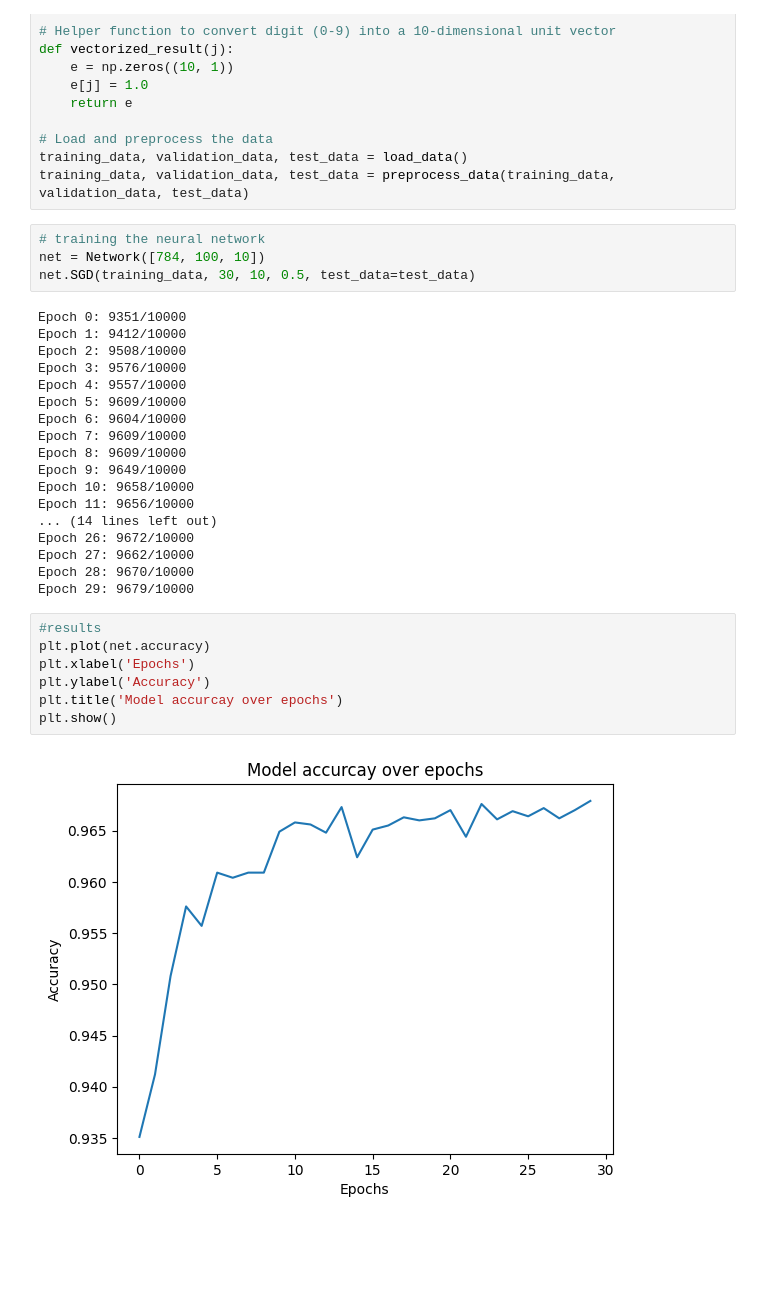
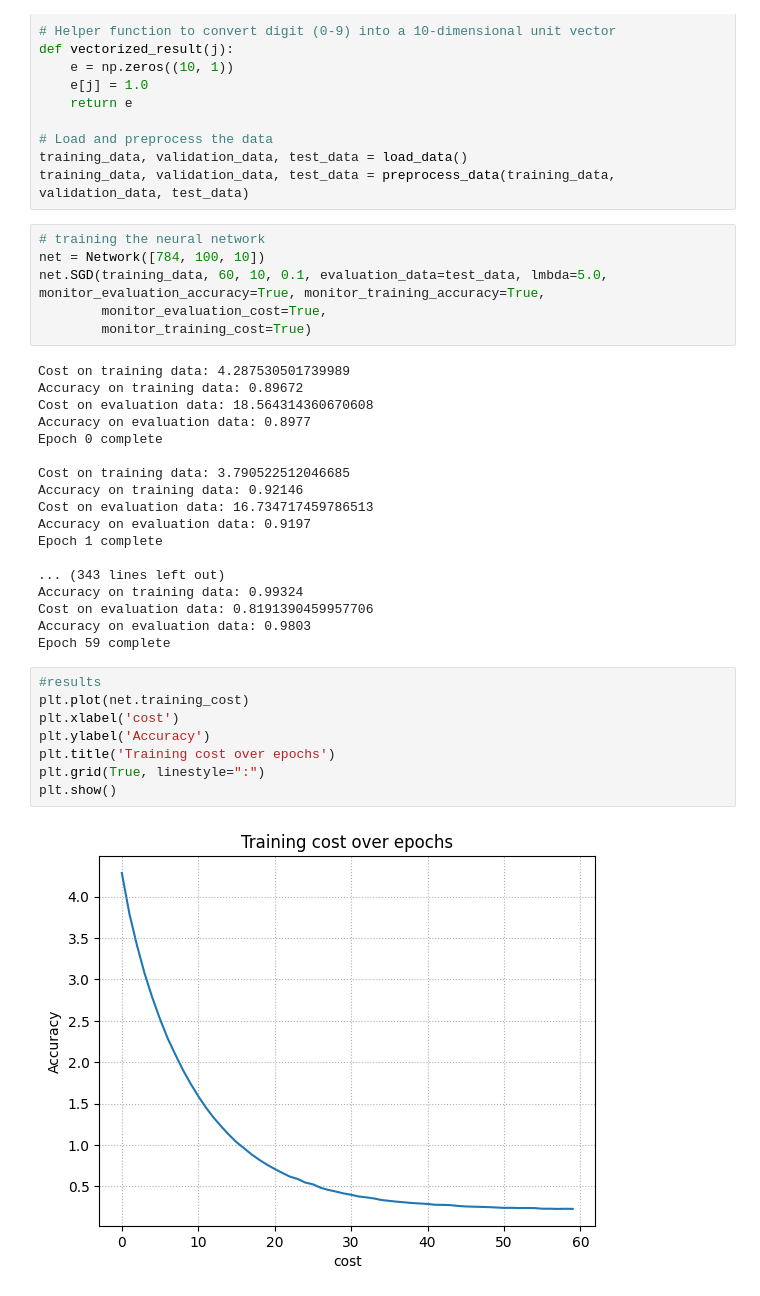
Before and after one commit to Calebagoha123/neural_net_from_scratch, a Jupyter notebook: mnist.ipynb, the cells around one changed output. Saved outputs shown, nothing was run; the diff lists cells and outputs as text; blank space fills up the shorter version.

Commit message:
added regularization and graphs

```diff
--- a/mnist.ipynb
+++ b/mnist.ipynb
@@ -137,31 +170,34 @@ training_data, validation_data, test_data = preprocess_data(training_data, valid
 # %%
 # training the neural network
 net = Network([784, 100, 10])
-net.SGD(training_data, 30, 10, 0.5, test_data=test_data)
+net.SGD(training_data, 60, 10, 0.1, evaluation_data=test_data, lmbda=5.0, monitor_evaluation_accuracy=True, monitor_training_accuracy=True,
+        monitor_evaluation_cost=True,
+        monitor_training_cost=True)
 # %% [output]
-Epoch 0: 9351/10000
-Epoch 1: 9412/10000
-Epoch 2: 9508/10000
-Epoch 3: 9576/10000
-Epoch 4: 9557/10000
-Epoch 5: 9609/10000
-Epoch 6: 9604/10000
-Epoch 7: 9609/10000
-Epoch 8: 9609/10000
-Epoch 9: 9649/10000
-Epoch 10: 9658/10000
-Epoch 11: 9656/10000
-... (14 lines left out)
-Epoch 26: 9672/10000
-Epoch 27: 9662/10000
-Epoch 28: 9670/10000
-Epoch 29: 9679/10000
+Cost on training data: 4.287530501739989
+Accuracy on training data: 0.89672
+Cost on evaluation data: 18.564314360670608
+Accuracy on evaluation data: 0.8977
+Epoch 0 complete
+
+Cost on training data: 3.790522512046685
+Accuracy on training data: 0.92146
+Cost on evaluation data: 16.734717459786513
+Accuracy on evaluation data: 0.9197
+Epoch 1 complete
+
+... (343 lines left out)
+Accuracy on training data: 0.99324
+Cost on evaluation data: 0.8191390459957706
+Accuracy on evaluation data: 0.9803
+Epoch 59 complete
 # %%
 #results
-plt.plot(net.accuracy)
-plt.xlabel('Epochs')
+plt.plot(net.training_cost)
+plt.xlabel('cost')
 plt.ylabel('Accuracy')
-plt.title('Model accurcay over epochs')
+plt.title('Training cost over epochs')
+plt.grid(True, linestyle=":")
 plt.show()
 # %% [output]
-[figure, old version]
+[figure, new version]
```
Also changed, not shown: parts of 2 cells of this notebook, 1 other file.
